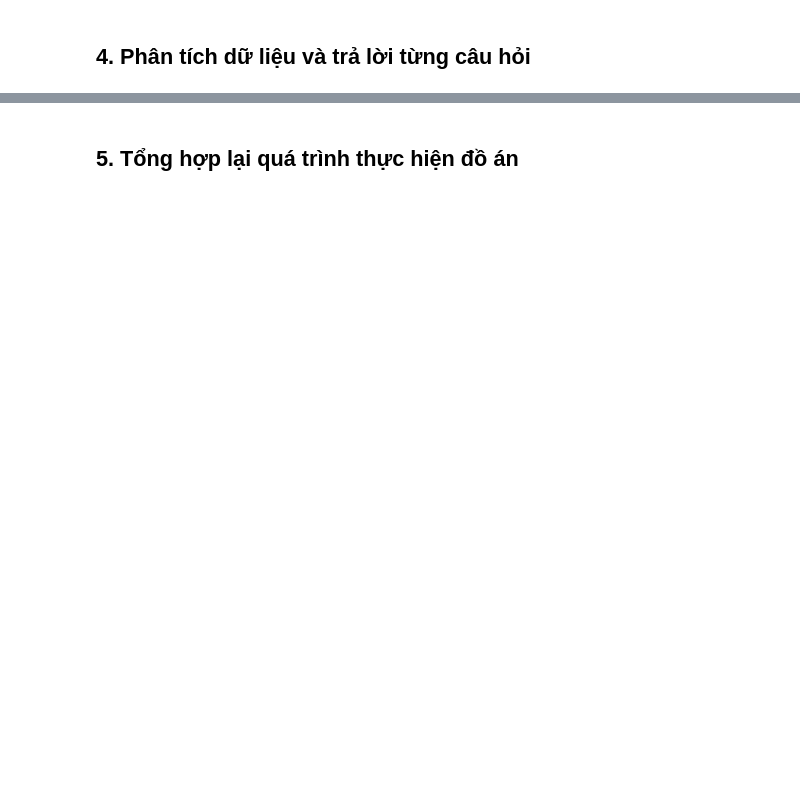
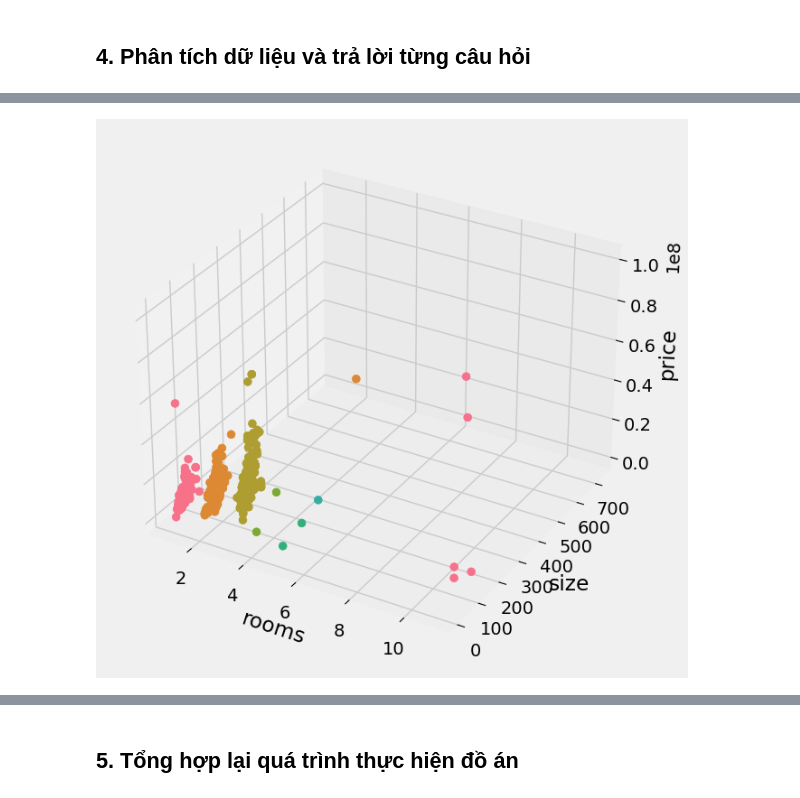
Before and after one commit to vanhung4499/p4ds-final, a Jupyter notebook: final.ipynb, the cells around one changed output, grey strips where cells are left out. Cells and saved outputs as stored; diff of their text form; code cells hidden in the pictures; blank space fills up the shorter version.

```diff
--- a/final.ipynb
+++ b/final.ipynb
@@ -308,0 +412,6 @@ apartment_df = apartment_df.drop(['list_time'], axis=1)
+# %%
+pd.set_option('display.float_format',  '{:,.0f}'.format)
+
+res = apartment_df[apartment_df['area_name'] == 'Quận 7'][['size', 'rooms', 'price']]
+
+res
@@ -308,0 +432,30 @@ apartment_df = apartment_df.drop(['list_time'], axis=1)
+# %%
+import re, seaborn as sns
+import numpy as np
+
+from matplotlib import pyplot as plt
+from mpl_toolkits.mplot3d import Axes3D
+from matplotlib.colors import ListedColormap
+
+x = np.array(res['rooms'])
+y = np.array(res['size'])
+z = np.array(res['price'])
+
+# axes instance
+fig = plt.figure(figsize=(6,6))
+ax = Axes3D(fig, auto_add_to_figure=False)
+fig.add_axes(ax)
+
+# get colormap from seaborn
+cmap = ListedColormap(sns.color_palette("husl", 256).as_hex())
+
+# plot
+sc = ax.scatter(x, y, z, s=40, c=x, marker='o', cmap=cmap, alpha=1)
+ax.set_xlabel('rooms')
+ax.set_ylabel('size')
+ax.set_zlabel('price')
+
+# save
+plt.savefig("scatter_hue", bbox_inches='tight')
+# %% [output]
+[figure, added]
```
Also changed, not shown: parts of 60 cells of this notebook, 3 other files.
